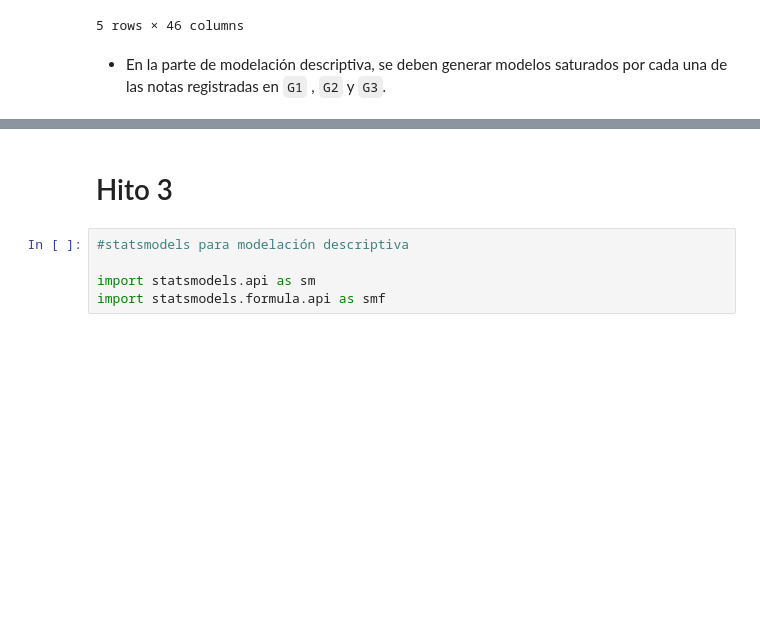
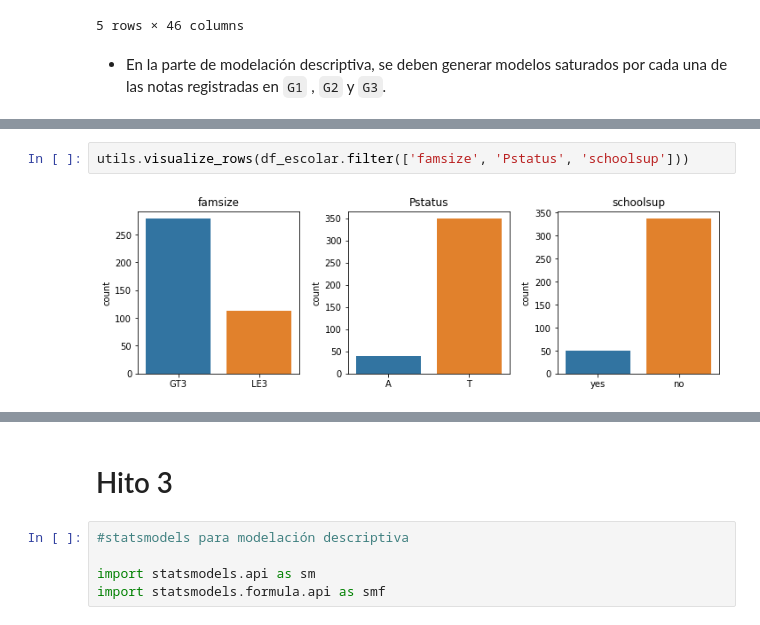
Before and after one commit to lporras/prueba-fundamentos-data-science, a Jupyter notebook: Desafio 2 Rendimiento escolar.ipynb, the cells around one changed output, grey strips where cells are left out. Saved outputs shown, nothing was run; the diff lists cells and outputs as text; blank space fills up the shorter version.

```diff
--- a/Desafio 2 Rendimiento escolar.ipynb
+++ b/Desafio 2 Rendimiento escolar.ipynb
@@ -319,0 +348,4 @@ df_escolar.sample(5)
+# %%
+utils.visualize_rows(df_escolar.filter(['famsize', 'Pstatus', 'schoolsup']))
+# %% [output]
+[figure, added]
```
Also changed, not shown: parts of 15 cells of this notebook, 1 other file.
